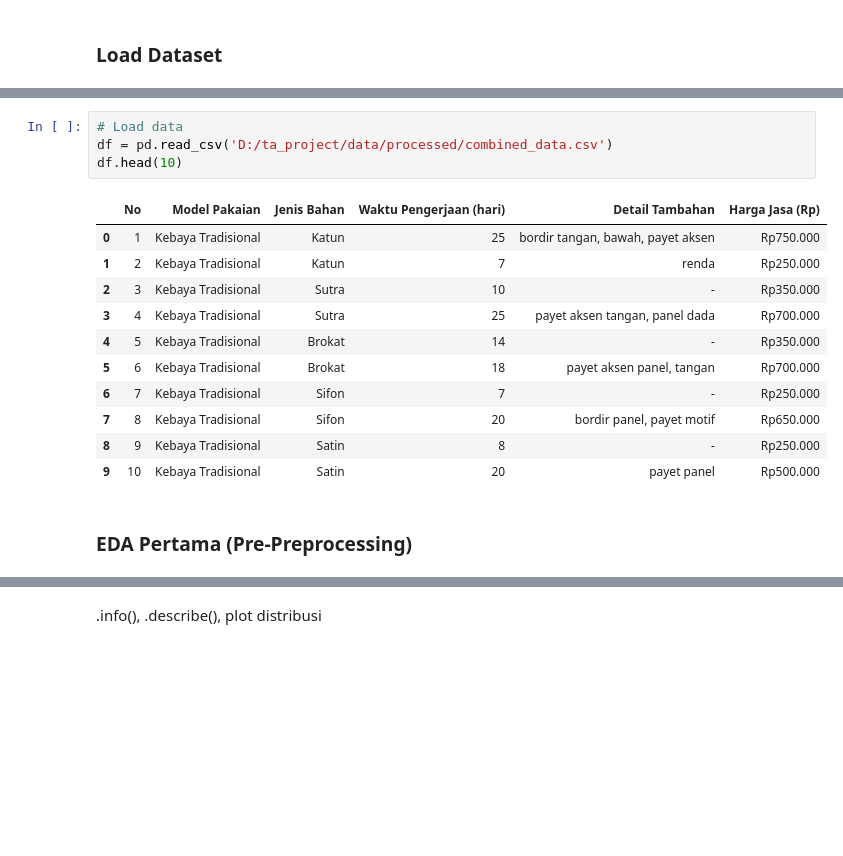
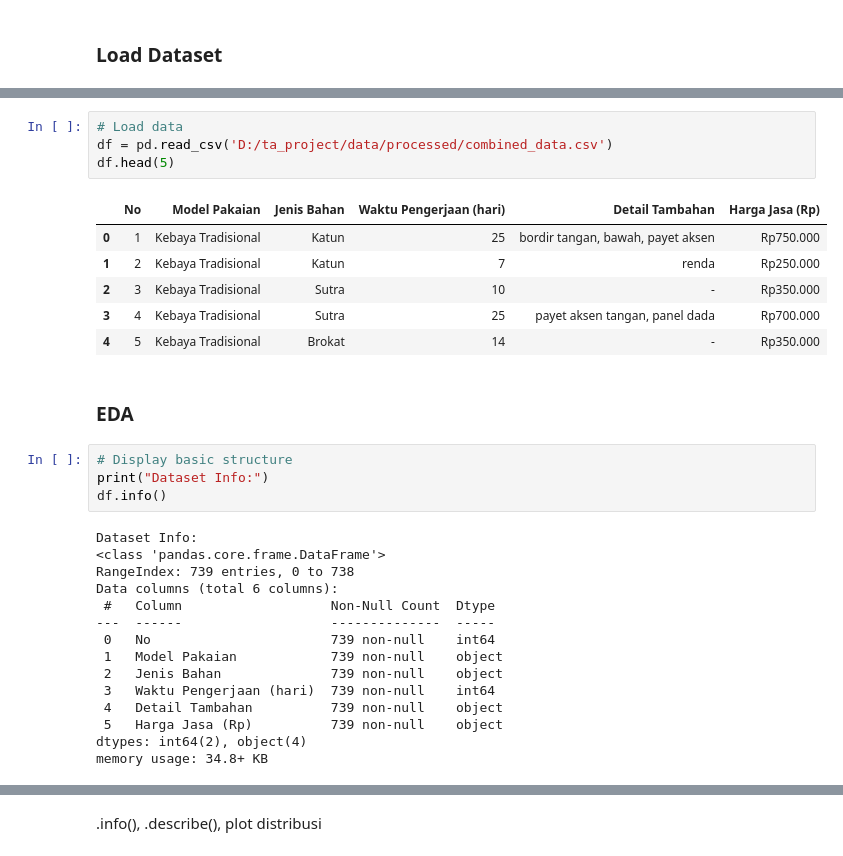
Before and after one commit to adzkykhairany/tailor-price-predictor, a Jupyter notebook: model.ipynb, the cells around one changed output, grey strips where cells are left out. Drawn from its saved outputs; the diff is of its cells as text; blank space fills up the shorter version.

Commit message:
Update model

```diff
--- a/model.ipynb
+++ b/model.ipynb
@@ -24,18 +25,32 @@ Successfully combined 8 CSV files
 # %%
 # Load data
 df = pd.read_csv('D:/ta_project/data/processed/combined_data.csv')
-df.head(10)
+df.head(5)
 # %% [output]
 |  | No | Model Pakaian | Jenis Bahan | Waktu Pengerjaan (hari) | Detail Tambahan | Harga Jasa (Rp) |
 | 0 | 1 | Kebaya Tradisional | Katun | 25 | bordir tangan, bawah, payet aksen | Rp750.000 |
 | 1 | 2 | Kebaya Tradisional | Katun | 7 | renda | Rp250.000 |
 | 2 | 3 | Kebaya Tradisional | Sutra | 10 | - | Rp350.000 |
 | 3 | 4 | Kebaya Tradisional | Sutra | 25 | payet aksen tangan, panel dada | Rp700.000 |
 | 4 | 5 | Kebaya Tradisional | Brokat | 14 | - | Rp350.000 |
-| 5 | 6 | Kebaya Tradisional | Brokat | 18 | payet aksen panel, tangan | Rp700.000 |
-| 6 | 7 | Kebaya Tradisional | Sifon | 7 | - | Rp250.000 |
-| 7 | 8 | Kebaya Tradisional | Sifon | 20 | bordir panel, payet motif | Rp650.000 |
-| 8 | 9 | Kebaya Tradisional | Satin | 8 | - | Rp250.000 |
-| 9 | 10 | Kebaya Tradisional | Satin | 20 | payet panel | Rp500.000 |
 # %% [markdown]
-### EDA Pertama (Pre-Preprocessing)
+### EDA
+# %%
+# Display basic structure
+print("Dataset Info:")
+df.info()
+# %% [output]
+Dataset Info:
+<class 'pandas.core.frame.DataFrame'>
+RangeIndex: 739 entries, 0 to 738
+Data columns (total 6 columns):
+ #   Column                   Non-Null Count  Dtype
+---  ------                   --------------  -----
+ 0   No                       739 non-null    int64
+ 1   Model Pakaian            739 non-null    object
+ 2   Jenis Bahan              739 non-null    object
+ 3   Waktu Pengerjaan (hari)  739 non-null    int64
+ 4   Detail Tambahan          739 non-null    object
+ 5   Harga Jasa (Rp)          739 non-null    object
+dtypes: int64(2), object(4)
+memory usage: 34.8+ KB
```
Also changed, not shown: parts of 22 cells of this notebook.
